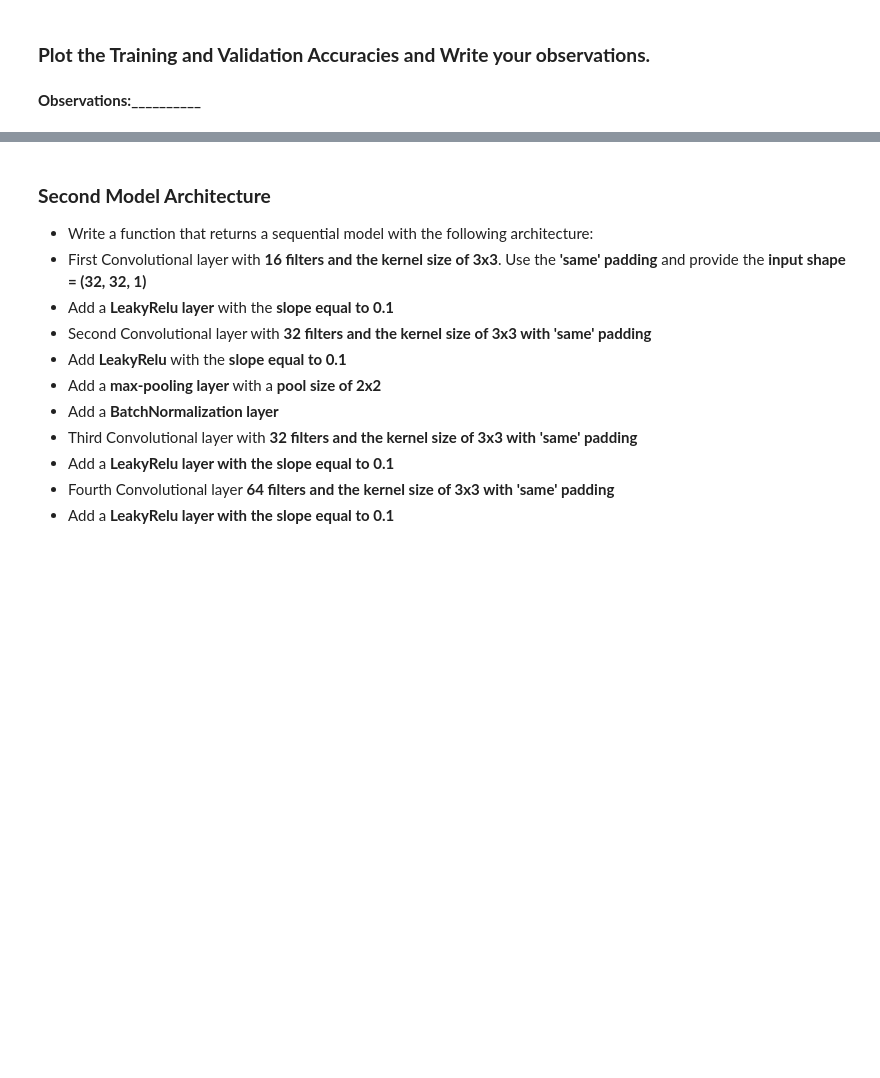
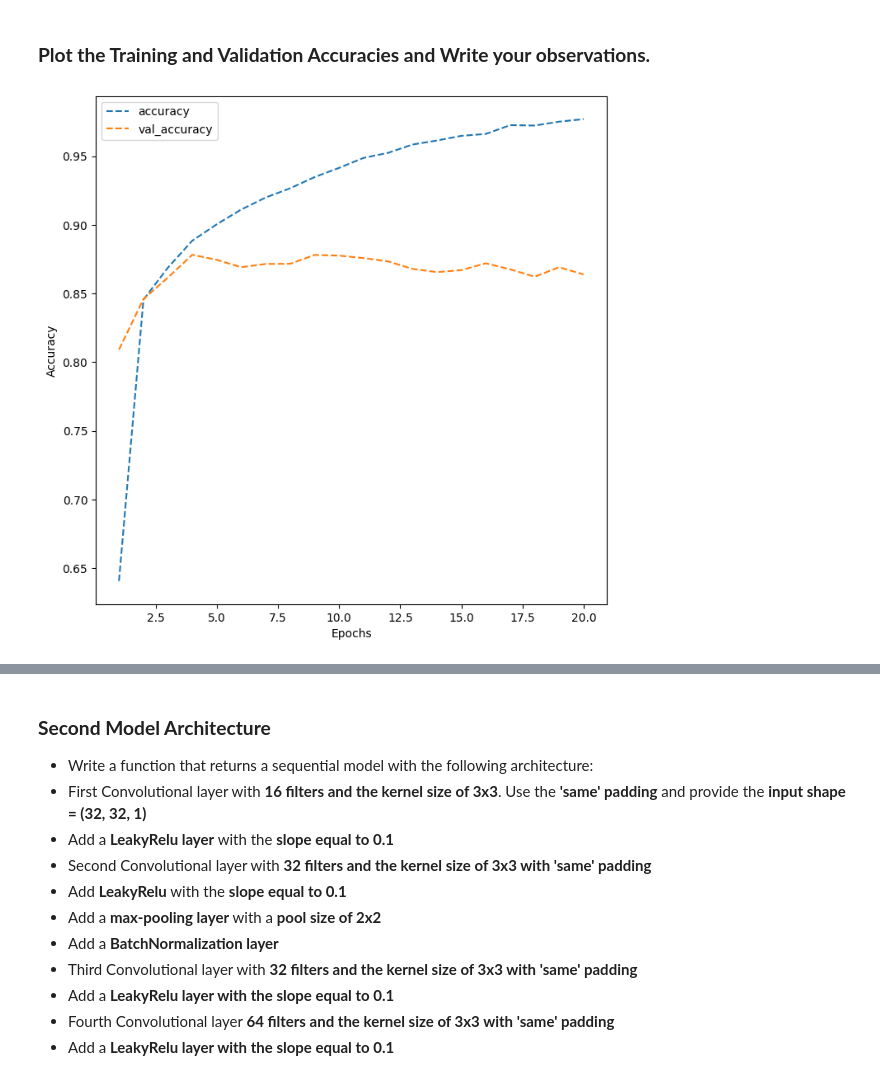
Before and after one commit to aravindsuri/elective_deeplearning, a Jupyter notebook: High_Code_SVHN_Digit_Recognition.ipynb, the cells around one changed output, grey strips where cells are left out. Saved outputs shown, nothing was run; the diff lists cells and outputs as text; code cells hidden in the pictures; blank space fills up the shorter version.

```diff
--- a/High_Code_SVHN_Digit_Recognition.ipynb
+++ b/High_Code_SVHN_Digit_Recognition.ipynb
@@ -289,3 +639,11 @@ First, we need to clear the previous model's history from the Keras backend. Als
 ## **Using Convolutional Neural Networks**
 # %% [markdown]
 ### **Load the dataset again and split the data into the train and the test dataset.**
+# %%
+# Load the hdf5 file
+with h5py.File(file_path, 'r') as f:
+    print(list(f.keys()))
+    X_train = f['X_train'][:]
+    y_train = f['y_train'][:]
+    X_test = f['X_test'][:]
+    y_test = f['y_test'][:]
@@ -306,4 +697,10 @@ Reshape the dataset to be able to pass them to CNNs. Remember that we always hav
 # %% [markdown]
 Normalize inputs from 0-255 to 0-1
+# %%
+# Let's normalize the inputs from 0-255 to 0-1 as we did before
+
+X_train = X_train / 255.0
+
+X_test = X_test / 255.0
 # %% [markdown]
 Print New shape of Training and Test
@@ -313,0 +717,6 @@ Print New shape of Training and Test
+# %%
+# Let's turn the y_train and y-test variables into a matrix that is one-hot encoded
+
+y_train = to_categorical(y_train)
+
+y_test = to_categorical(y_test)
@@ -337,4 +843,33 @@ Fix the seed for random number generators
 # %% [markdown]
 ### **Plot the Training and Validation Accuracies and Write your observations.**
-# %% [markdown]
-**Observations:__________**
+# %%
+# Let's now plot the training and validation accuracies.
+
+# As we did before, we extract the training history from the Keras model and store it in a dictionary.
+dict_hist = history_cnn_model_1.history
+
+# Let's create a list of all the epochs to run through
+list_ep = [i for i in range(1, 21)]
+
+# We can now create an area to plot the graph using MatPlotLib
+plt.figure(figsize = (8, 8))
+
+# Let's now plot the Accuracy in Blue
+plt.plot(list_ep, dict_hist['accuracy'], ls = '--', label = 'accuracy')
+
+# We will now plot the second line 'Validation Accuracy' in Yellow
+plt.plot(list_ep, dict_hist['val_accuracy'], ls = '--', label = 'val_accuracy')
+
+# We will set the label for the Y-axis as 'Accuracy'
+plt.ylabel('Accuracy')
+
+# We will set the label for the X-axis as 'Epochs'
+plt.xlabel('Epochs')
+
+# Let's also set a legend for the graph
+plt.legend()
+
+# Finally let's now plot the actual graph
+plt.show()
+# %% [output]
+[figure, added]
```
Also changed, not shown: parts of 40 cells of this notebook.
